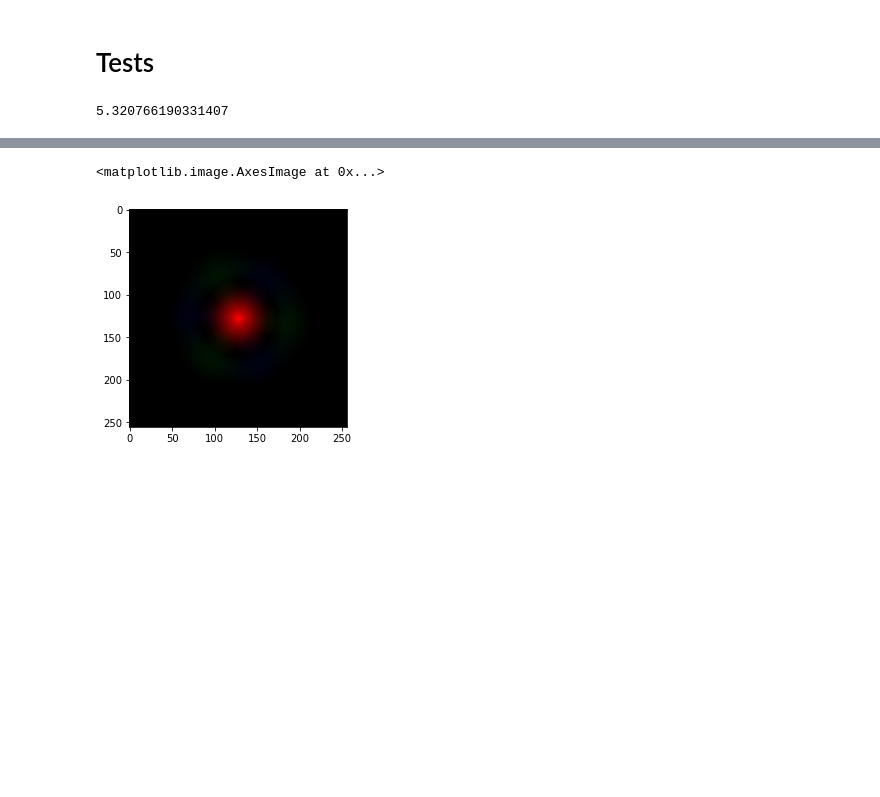
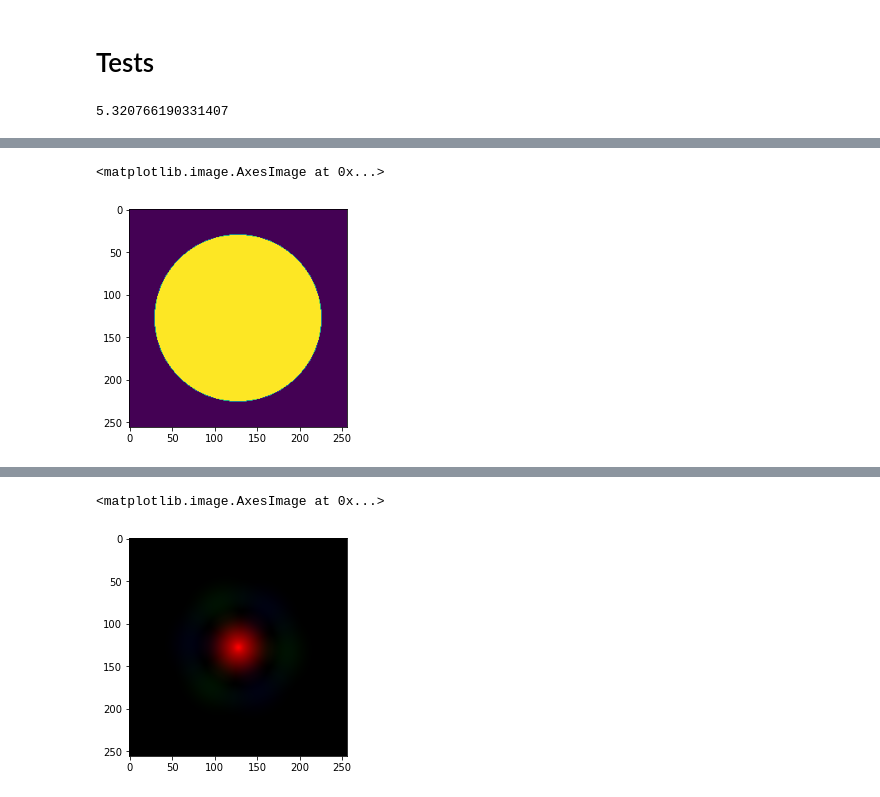
Before and after one commit to rodguti90/pyPSFstack, a Jupyter notebook: example_pyPSFstack.ipynb, the cells around one changed output, grey strips where cells are left out. Drawn from its saved outputs; the diff is of its cells as text; code cells hidden in the pictures; blank space fills up the shorter version.

```diff
--- a/example_pyPSFstack.ipynb
+++ b/example_pyPSFstack.ipynb
@@ -131,0 +175,3 @@ test_fft_pad = np.fft.fft2(np.pad(test[...,0,0], pad_width=[[0,11],]))
+# %%
+X,Y =np.meshgrid(np.arange(256),np.arange(256))
+ap_otf = (X-255/2)**2 +(Y-255/2)**2 < (98)**2
@@ -131,0 +182,5 @@ test_fft_pad = np.fft.fft2(np.pad(test[...,0,0], pad_width=[[0,11],]))
+# %%
+plt.imshow(ap_otf)
+# %% [output]
+<matplotlib.image.AxesImage at 0x...>
+[figure, added]
```
Also changed, not shown: parts of 30 cells of this notebook, 1 other file.
